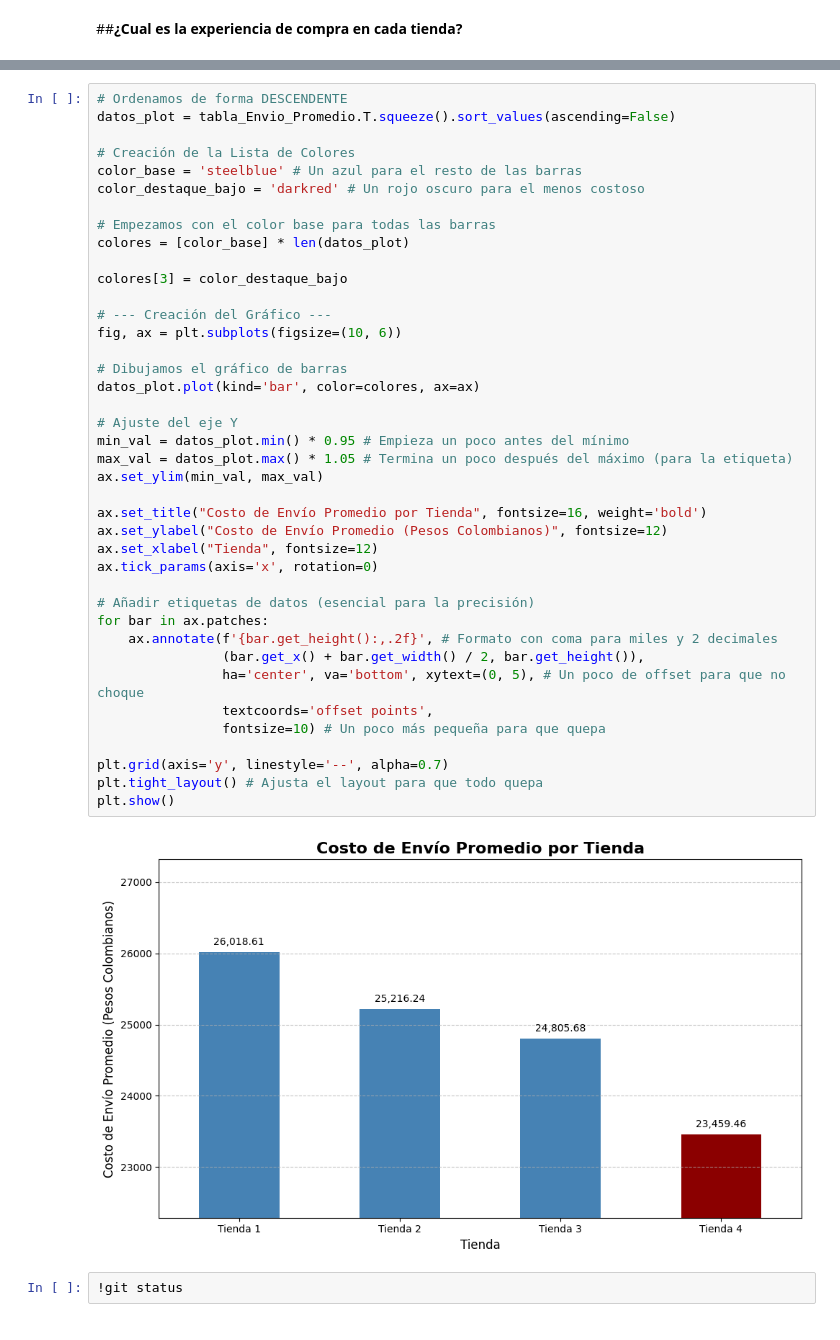
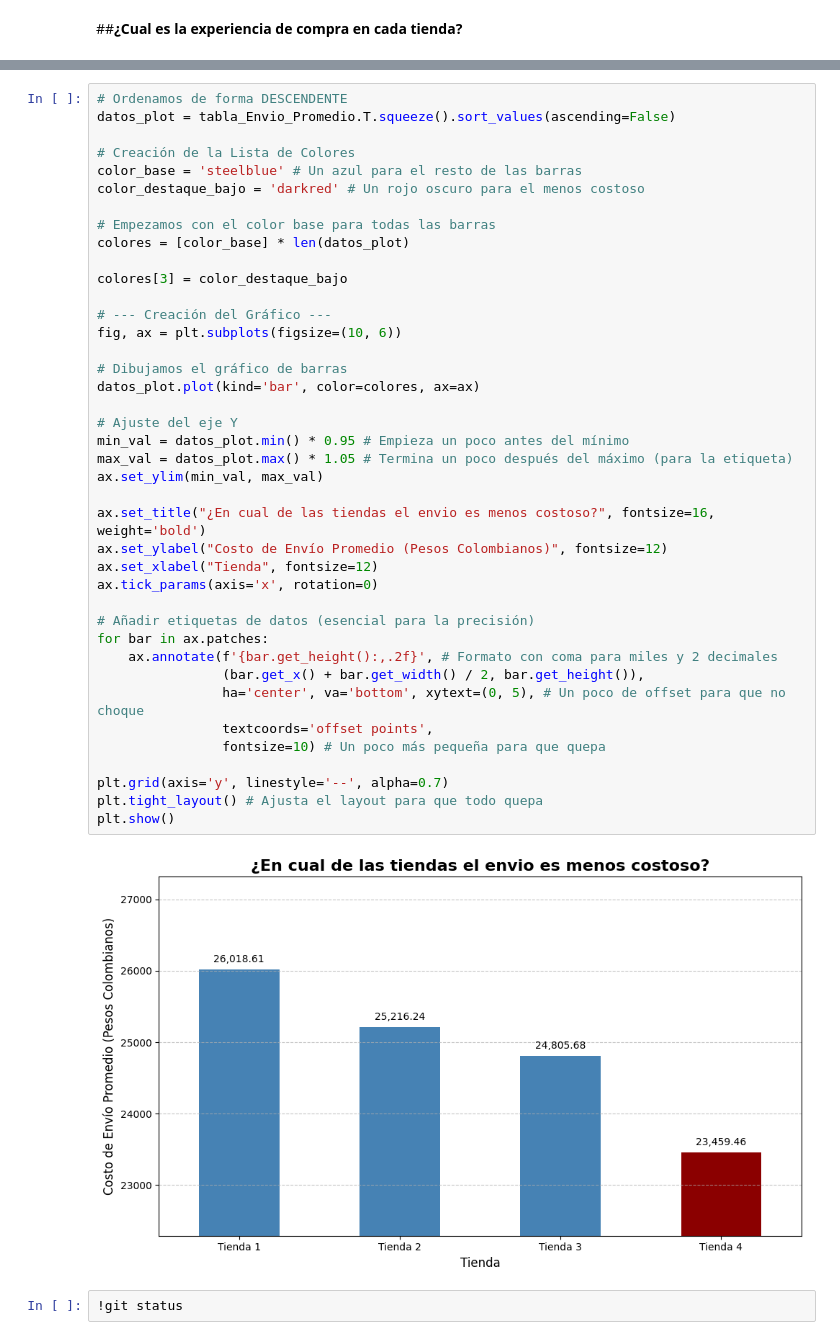
Before and after one commit to Omar05129/Alura-Store-Challengue, a Jupyter notebook: AluraStoreLatam.ipynb, the cells around one changed output, grey strips where cells are left out. Drawn from its saved outputs; the diff is of its cells as text.

```diff
--- a/AluraStoreLatam.ipynb
+++ b/AluraStoreLatam.ipynb
@@ -714,35 +714,35 @@ colores = [color_base] * len(datos_plot)
 
 colores[3] = color_destaque_bajo
 
 # --- Creación del Gráfico ---
 fig, ax = plt.subplots(figsize=(10, 6))
 
 # Dibujamos el gráfico de barras
 datos_plot.plot(kind='bar', color=colores, ax=ax)
 
 # Ajuste del eje Y
 min_val = datos_plot.min() * 0.95 # Empieza un poco antes del mínimo
 max_val = datos_plot.max() * 1.05 # Termina un poco después del máximo (para la etiqueta)
 ax.set_ylim(min_val, max_val)
 
-ax.set_title("Costo de Envío Promedio por Tienda", fontsize=16, weight='bold')
+ax.set_title("¿En cual de las tiendas el envio es menos costoso?", fontsize=16, weight='bold')
 ax.set_ylabel("Costo de Envío Promedio (Pesos Colombianos)", fontsize=12)
 ax.set_xlabel("Tienda", fontsize=12)
 ax.tick_params(axis='x', rotation=0)
 
 # Añadir etiquetas de datos (esencial para la precisión)
 for bar in ax.patches:
     ax.annotate(f'{bar.get_height():,.2f}', # Formato con coma para miles y 2 decimales
                 (bar.get_x() + bar.get_width() / 2, bar.get_height()),
                 ha='center', va='bottom', xytext=(0, 5), # Un poco de offset para que no choque
                 textcoords='offset points',
                 fontsize=10) # Un poco más pequeña para que quepa
 
 plt.grid(axis='y', linestyle='--', alpha=0.7)
 plt.tight_layout() # Ajusta el layout para que todo quepa
 plt.show()
 # %% [output]
-[figure, old version]
+[figure, new version]
 # %%
 !git status
 # %% [output]
```
Also changed, not shown: parts of 25 cells of this notebook.
